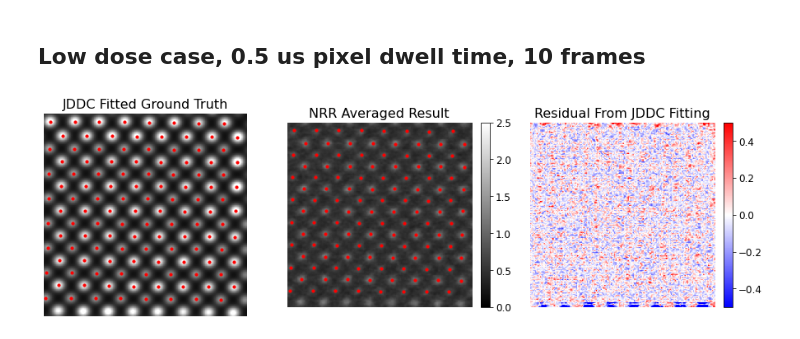
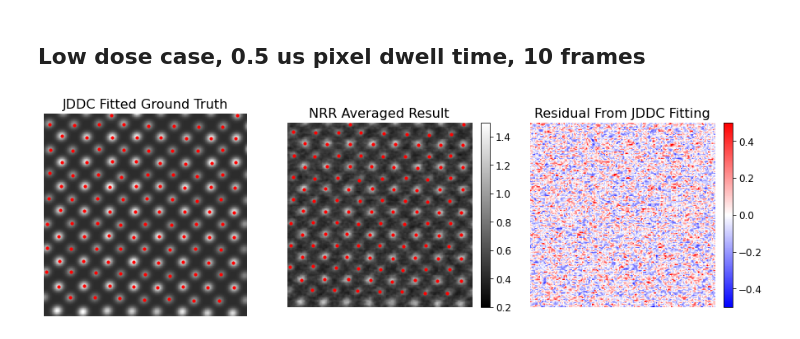
Before and after one commit to CY-Zhang/PyProcessingCodes, a Jupyter notebook: JDDC/QuantTest_exp.ipynb, the cells around one changed output. Saved outputs shown, nothing was run; the diff lists cells and outputs as text; code cells hidden in the pictures.

```diff
--- a/JDDC/QuantTest_exp.ipynb
+++ b/JDDC/QuantTest_exp.ipynb
@@ -115,7 +115,7 @@ Text(0, 0.5, 'JDDC Intensity')
 # %% [markdown]
 ## Low dose case, 0.5 us pixel dwell time, 10 frames
 # %%
-path = 'D:/2020/JDDC/DoseTest_exp/10Frames/10Frames_B1_results/'
+path = 'D:/2020/JDDC/DoseTest_exp/2Frames/Y2Test/2Frames_B1_50Y2/'
 image = loadFromQ2bz(path + 'bump-0_003.q2bz')
 defX = loadFromQ2bz(path + "bump-0_003-y_0.q2bz")
 defY = loadFromQ2bz(path + "bump-0_003-y_1.q2bz")
@@ -142,31 +142,31 @@ with open(csvFileName) as csvfile:
 # %%
 fig = plt.figure(figsize=[15,7])
 
 ax = plt.subplot(131)
-im = plt.imshow(image,clim=[0,2.5],cmap='gray')
+im = plt.imshow(image,clim=[0.2,1.5],cmap='gray')
 # plt.colorbar()
 plt.axis('off')
 plt.scatter(np.asarray(peaks_x), np.asarray(peaks_y),color='r',s=10)
 divider = make_axes_locatable(ax)
 plt.title('JDDC Fitted Ground Truth',fontsize=16)
 
 ax = plt.subplot(132)
-im = plt.imshow(image_NRR,clim=[0,2.5],cmap='gray')
+im = plt.imshow(image_NRR,clim=[0.2,1.5],cmap='gray')
 plt.axis('off')
 plt.title('NRR Averaged Result',fontsize=16)
 plt.scatter(np.asarray(peaks_x)+1, np.asarray(peaks_y),color='r',s=10)
 divider = make_axes_locatable(ax)
 cax = divider.append_axes("right", size="5%", pad=0.15)
 plt.colorbar(im, cax=cax)
 cax.tick_params(labelsize=12)
 
 ax = plt.subplot(133)
 im = plt.imshow(exp - deformed_image,cmap='bwr',clim=[-0.5,0.5])
 plt.axis('off')
 plt.title('Residual From JDDC Fitting',fontsize=16)
 divider = make_axes_locatable(ax)
 cax = divider.append_axes("right", size="5%", pad=0.15)
 plt.colorbar(im, cax=cax)
 cax.tick_params(labelsize=12)
 # %% [output]
-[figure, old version]
+[figure, new version]
```
Also changed, not shown: parts of 5 cells of this notebook, 4 other files.
